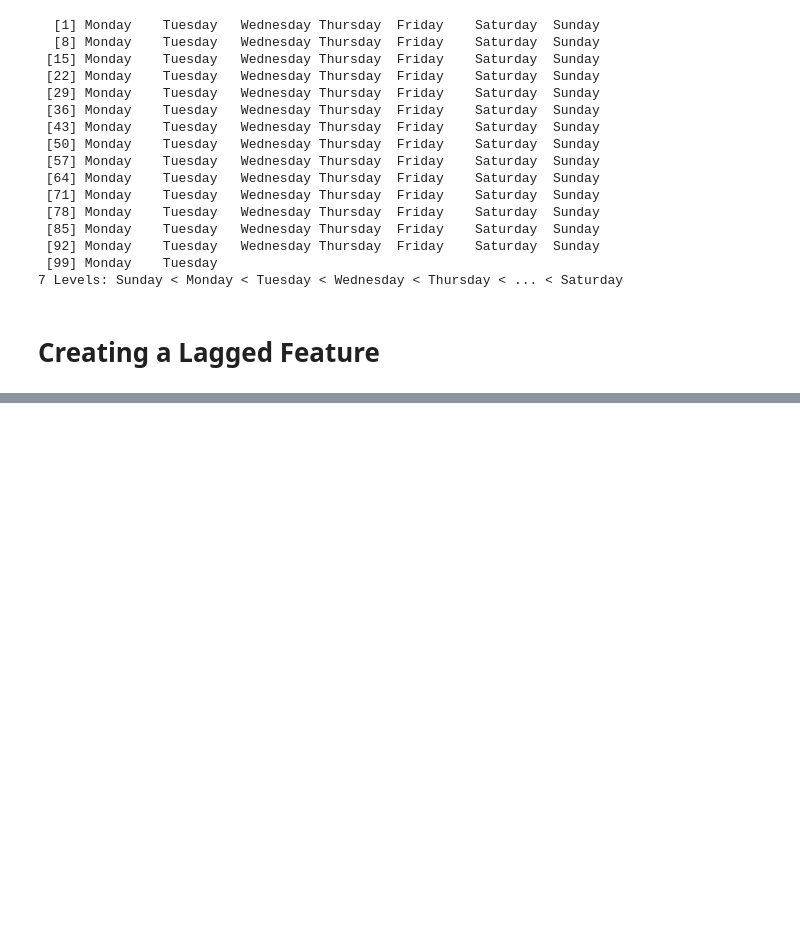
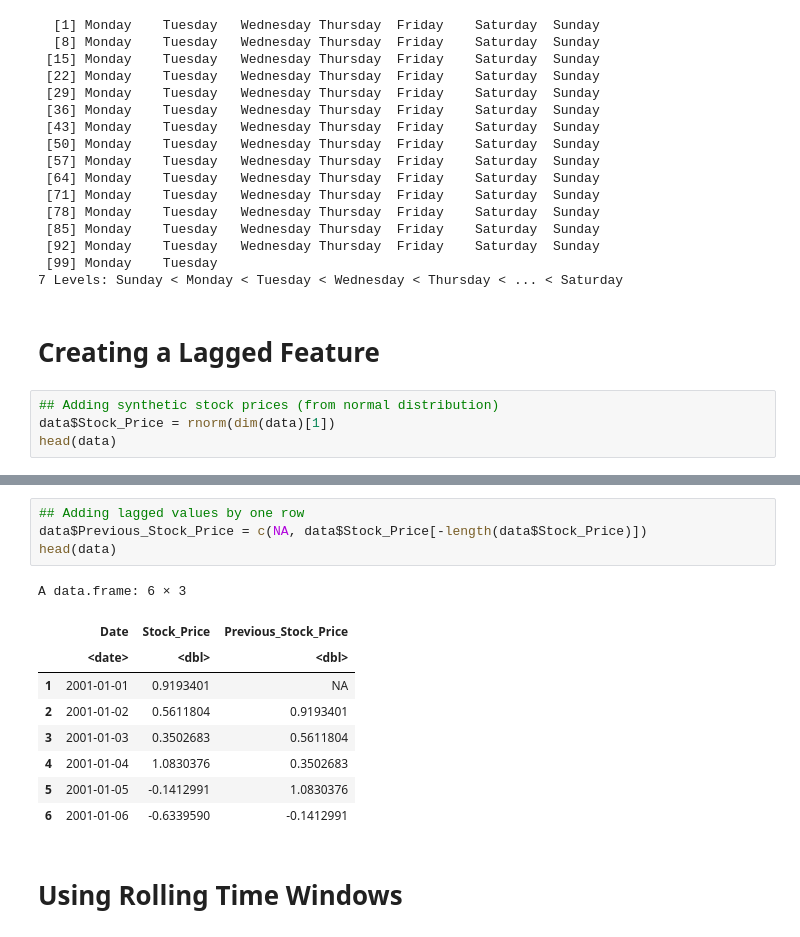
Before and after one commit to oscarm524/R_Programming, a Jupyter notebook: Dates_and_Times/Dates_and_Times.ipynb, the cells around one changed output, grey strips where cells are left out. Drawn from its saved outputs; the diff is of its cells as text; blank space fills up the shorter version.

Commit message:
Adding rolling windows

```diff
--- a/Dates_and_Times/Dates_and_Times.ipynb
+++ b/Dates_and_Times/Dates_and_Times.ipynb
@@ -137,3 +137,7 @@ wday(data$Date, label = TRUE, abbr = FALSE)
 7 Levels: Sunday < Monday < Tuesday < Wednesday < Thursday < ... < Saturday
 # %% [markdown]
 # Creating a Lagged Feature
+# %%
+## Adding synthetic stock prices (from normal distribution)
+data$Stock_Price = rnorm(dim(data)[1])
+head(data)
@@ -139,0 +154,16 @@ wday(data$Date, label = TRUE, abbr = FALSE)
+# %%
+## Adding lagged values by one row
+data$Previous_Stock_Price = c(NA, data$Stock_Price[-length(data$Stock_Price)])
+head(data)
+# %% [output]
+A data.frame: 6 × 3
+|  | Date | Stock_Price | Previous_Stock_Price |
+|  | <date> | <dbl> | <dbl> |
+| 1 | 2001-01-01 | 0.9193401 | NA |
+| 2 | 2001-01-02 | 0.5611804 | 0.9193401 |
+| 3 | 2001-01-03 | 0.3502683 | 0.5611804 |
+| 4 | 2001-01-04 | 1.0830376 | 0.3502683 |
+| 5 | 2001-01-05 | -0.1412991 | 1.0830376 |
+| 6 | 2001-01-06 | -0.6339590 | -0.1412991 |
+# %% [markdown]
+# Using Rolling Time Windows
```
Also changed, not shown: parts of 1 cell of this notebook.
